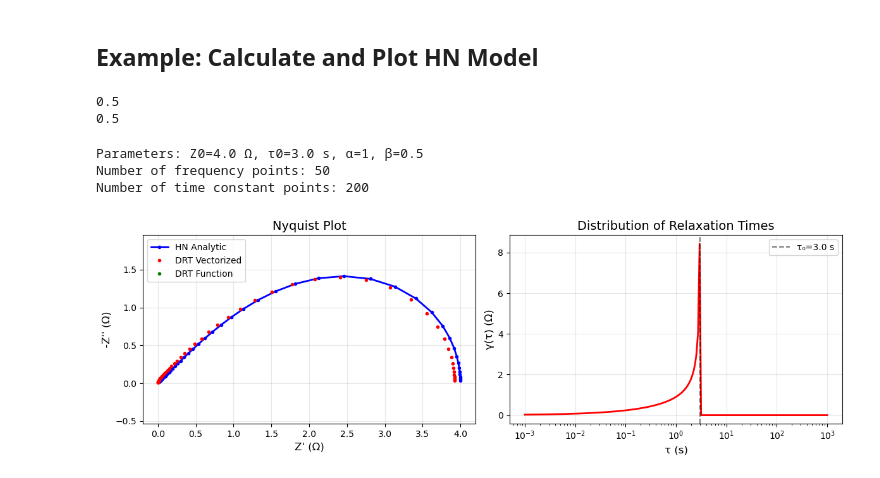
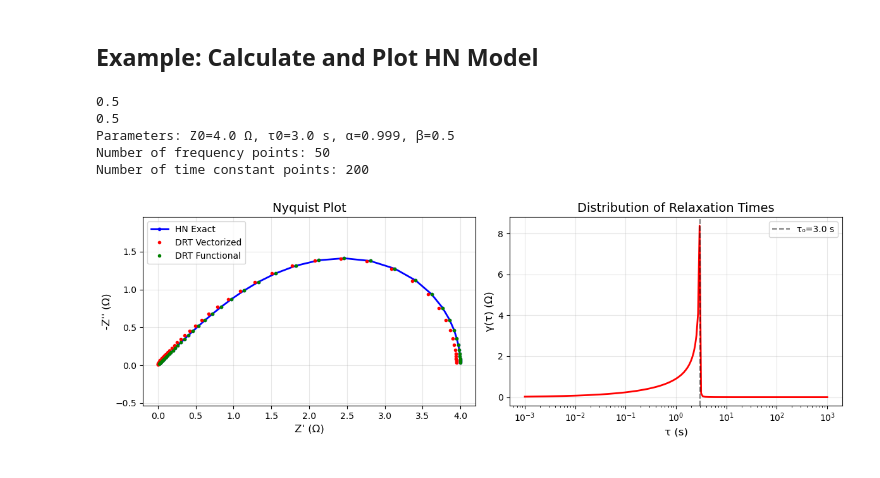
Before and after one commit to ESaundersNano/redoxED, a Jupyter notebook: notebooks/005_analytic_DRT.ipynb, the cells around one changed output. Cells and saved outputs as stored; diff of their text form; code cells hidden in the pictures.

Commit message:
small changes (helpful note, I know)

```diff
--- a/notebooks/005_analytic_DRT.ipynb
+++ b/notebooks/005_analytic_DRT.ipynb
@@ -42,8 +42,11 @@ def HN_Z(
 
     Notes
     -----
-    Implements equation:
+    Implements equation for Havriliak Negami impedance:
     Z(ω) = Z0 / (1 + (jωτ0)^α)^β
+    From:
+    Boukamp, B. A.; Rolle, A. "Use of a Distribution Function of Relaxation Times (DFRT) in Impedance Analysis of SOFC Electrodes." Solid State Ionics 2018, 314, 103–111. https://doi.org/10.1016/j.ssi.2017.11.021
+    See Eq. 8.
 
     Special cases:
     - α=1, β=1: Debye (single time constant) AKA RC element
@@ -94,13 +97,17 @@ def HN_DRT(
 
     Notes
     -----
-    Implements equations:
-
+    Implements equation for Havriliak Negami DRT:
     γ(τ) = (Z0 * (τ/τ0)^(αβ) * sin(β*θ)) /
            (π * ((τ/τ0)^(2α) + 2*(τ/τ0)^α * cos(πα) + 1)^(β/2))
+    where:
+    θ = π/2 - arctan( ((τ/τ0)^α + cos(πα)) / sin(πα))
+    From:
+    Boukamp, B. A.; Rolle, A. "Use of a Distribution Function of Relaxation Times (DFRT) in Impedance Analysis of SOFC Electrodes." Solid State Ionics 2018, 314, 103–111. https://doi.org/10.1016/j.ssi.2017.11.021
+    See Eq. 12.
 
-    where:
-    θ = arctan(|sin(πα) / ((τ/τ0)^α + cos(πα))|)
+    For numerical stability, the implementation uses a rearranged form of θ using arctan2.
+
     """
     # Convert to numpy array for consistent handling
     tau = np.asarray(tau)
@@ -112,14 +119,7 @@ def HN_DRT(
     # Calculate theta
     cos_pi_alpha = np.cos(np.pi * alpha)
     sin_pi_alpha = np.sin(np.pi * alpha)
-
-    # theta = np.arctan(np.abs(sin_pi_alpha / (tau_ratio_alpha + cos_pi_alpha))) # doesn't do asymmetry well
-    # theta = np.pi/2 - np.arctan((sin_pi_alpha / (tau_ratio_alpha + cos_pi_alpha))) # just wrong
-    # theta = np.pi/2 - np.arctan(np.abs( (tau_ratio_alpha + cos_pi_alpha)/ sin_pi_alpha)) # doesn't do asymmetry well
-    # theta = np.pi/2 - np.arctan(( (tau_ratio_alpha + cos_pi_alpha)/ sin_pi_alpha)) # works
-    # theta = np.arctan(( (tau_ratio_alpha + cos_pi_alpha)/ sin_pi_alpha)) # way off
-    # theta = np.arctan2((tau_ratio_alpha + cos_pi_alpha), (sin_pi_alpha)) # broken as hell
-    theta = np.arctan2((sin_pi_alpha), (tau_ratio_alpha + cos_pi_alpha)) # seems to work
+    theta = np.arctan2((sin_pi_alpha), (tau_ratio_alpha + cos_pi_alpha)) # see notes
 
     # Calculate numerator: Z0 * (τ/τ0)^(αβ) * sin(β*θ)
     numerator = Z0 * (tau_ratio ** (alpha * beta)) * np.sin(beta * theta)
@@ -129,9 +129,7 @@ def HN_DRT(
         tau_ratio ** (2 * alpha) +
         2 * tau_ratio_alpha * cos_pi_alpha +
         1
-
-    # 1 / np.pi * (tau_s / tau_c)**(alpha * beta) * np.sin(beta * theta) / (1 + 2 * np.cos(np.pi*alpha) * (tau_s / tau_c)**alpha + (tau_s / tau_c)**(2*alpha))**(beta / 2)
-)
+        )
     denominator = np.pi * (denominator_base ** (beta / 2))
 
     # Calculate γ(τ)
@@ -163,7 +161,7 @@ def reconstruct_Z_DRT(f, gamma, tau=None, R0=0.0, L0=0.0, quad_opts=None):
         Dictionary of options for scipy.integrate.quad. Supported keys:
         - 'a', 'b': integration limits (default -50, 50)
         - 'epsabs', 'epsrel': error tolerances
-        - 'limit': max subdivisions (default None, i.e. no limit)
+        - 'limit': max subdivisions (default 100)
         If a key is provided, its value will override the default. If not provided, defaults are used.
 
     Returns
@@ -213,7 +211,7 @@ def reconstruct_Z_DRT(f, gamma, tau=None, R0=0.0, L0=0.0, quad_opts=None):
 # Define HN parameters
 Z0 = 4.0      # Characteristic impedance (Ohm)
 tau0 = 3.0e0      # Characteristic time constant (s)
-alpha = 1    # Symmetric broadening parameter
+alpha = 0.999    # Symmetric broadening parameter
 beta = 0.5     # Asymmetric broadening parameter
 
 # Create frequency array
@@ -244,36 +242,36 @@ print(f"Parameters: Z0={Z0} Ω, τ0={tau0} s, α={alpha}, β={beta}")
 print(f"Number of frequency points: {len(f)}")
 print(f"Number of time constant points: {len(tau)}")
 
 # Plot impedance (Nyquist plot) and DRT
 fig, axes = plt.subplots(1, 2, figsize=(12, 4))
 
 # Nyquist plot: analytic HN and reconstructed Z (both methods)
-axes[0].plot(Z.real, -Z.imag, 'b.-', linewidth=2, label='HN Analytic')
+axes[0].plot(Z.real, -Z.imag, 'b.-', linewidth=2, label='HN Exact')
 axes[0].plot(Z_DRT_vec.real, -Z_DRT_vec.imag, 'r.', linewidth=2, label='DRT Vectorized')
-axes[0].plot(Z_DRT_func.real, -Z_DRT_func.imag, 'g.', linewidth=2, label='DRT Function')
+axes[0].plot(Z_DRT_func.real, -Z_DRT_func.imag, 'g.', linewidth=2, label='DRT Functional')
 axes[0].set_xlabel("Z' (Ω)", fontsize=12)
 axes[0].set_ylabel("-Z'' (Ω)", fontsize=12)
 axes[0].set_title('Nyquist Plot', fontsize=14)
 axes[0].grid(True, alpha=0.3)
 axes[0].axis('equal')
 axes[0].legend()
 
 # DRT plot
 axes[1].plot(tau, gamma, 'r-', linewidth=2)
 axes[1].axvline(tau0, color='k', linestyle='--', alpha=0.5, label=f'τ₀={tau0} s')
 axes[1].set_xlabel('τ (s)', fontsize=12)
 axes[1].set_ylabel('γ(τ) (Ω)', fontsize=12)
 axes[1].set_title('Distribution of Relaxation Times', fontsize=14)
 axes[1].set_xscale('log')
 axes[1].grid(True, alpha=0.3)
 axes[1].legend()
 
 plt.tight_layout()
 plt.show()
 # %% [output]
 0.5
 0.5
+Parameters: Z0=4.0 Ω, τ0=3.0 s, α=0.999, β=0.5
+Number of frequency points: 50
+Number of time constant points: 200
-Parameters: Z0=4.0 Ω, τ0=3.0 s, α=1, β=0.5
-Number of frequency points: 50
-Number of time constant points: 200
-[figure, old version]
+[figure, new version]
```
